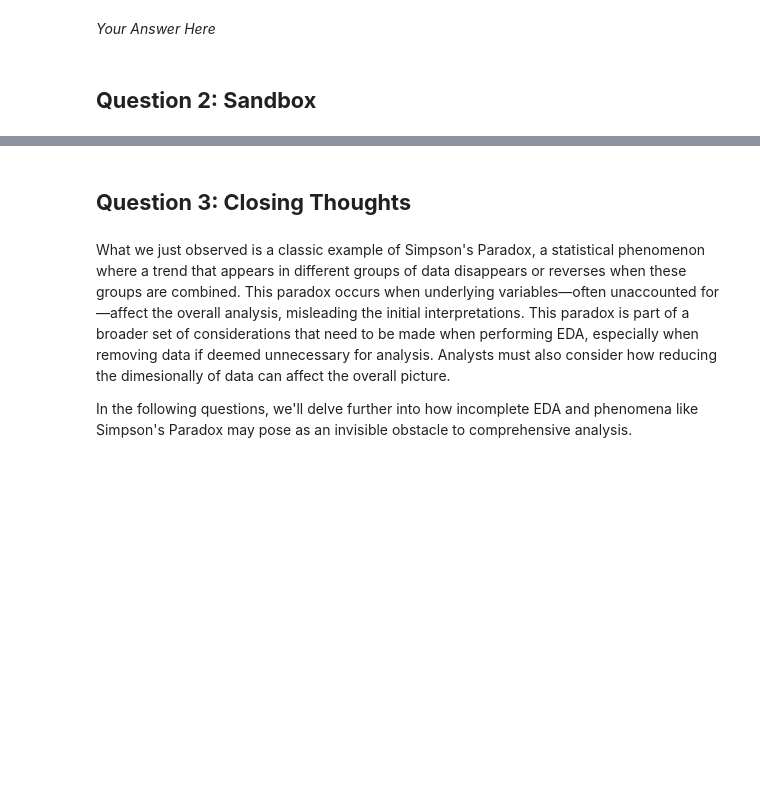
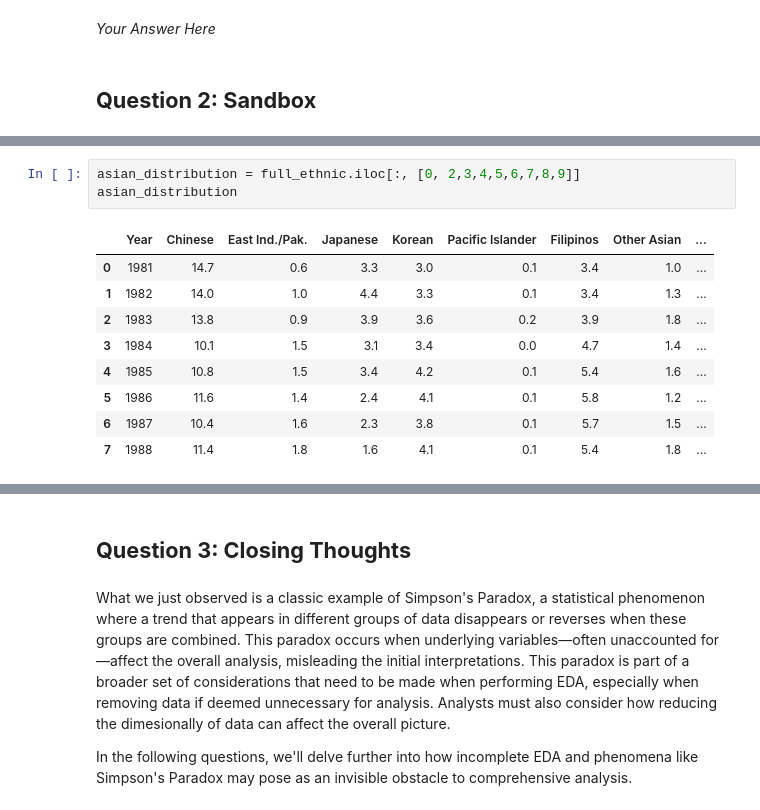
Before and after one commit to sensesensibilityscience/datascience, a Jupyter notebook: 2024/admission_rate/(new) admission_rate_part2_sol.ipynb, the cells around one changed output, grey strips where cells are left out. Saved outputs shown, nothing was run; the diff lists cells and outputs as text; blank space fills up the shorter version.

```diff
--- a/2024/admission_rate/(new) admission_rate_part2_sol.ipynb
+++ b/2024/admission_rate/(new) admission_rate_part2_sol.ipynb
@@ -247,0 +359,13 @@ df
+# %%
+asian_distribution = full_ethnic.iloc[:, [0, 2,3,4,5,6,7,8,9]]
+asian_distribution
+# %% [output]
+|  | Year | Chinese | East Ind./Pak. | Japanese | Korean | Pacific Islander | Filipinos | Other Asian | ... |
+| 0 | 1981 | 14.7 | 0.6 | 3.3 | 3.0 | 0.1 | 3.4 | 1.0 | ... |
+| 1 | 1982 | 14.0 | 1.0 | 4.4 | 3.3 | 0.1 | 3.4 | 1.3 | ... |
+| 2 | 1983 | 13.8 | 0.9 | 3.9 | 3.6 | 0.2 | 3.9 | 1.8 | ... |
+| 3 | 1984 | 10.1 | 1.5 | 3.1 | 3.4 | 0.0 | 4.7 | 1.4 | ... |
+| 4 | 1985 | 10.8 | 1.5 | 3.4 | 4.2 | 0.1 | 5.4 | 1.6 | ... |
+| 5 | 1986 | 11.6 | 1.4 | 2.4 | 4.1 | 0.1 | 5.8 | 1.2 | ... |
+| 6 | 1987 | 10.4 | 1.6 | 2.3 | 3.8 | 0.1 | 5.7 | 1.5 | ... |
+| 7 | 1988 | 11.4 | 1.8 | 1.6 | 4.1 | 0.1 | 5.4 | 1.8 | ... |
```
Also changed, not shown: parts of 21 cells of this notebook, 1 other file.
